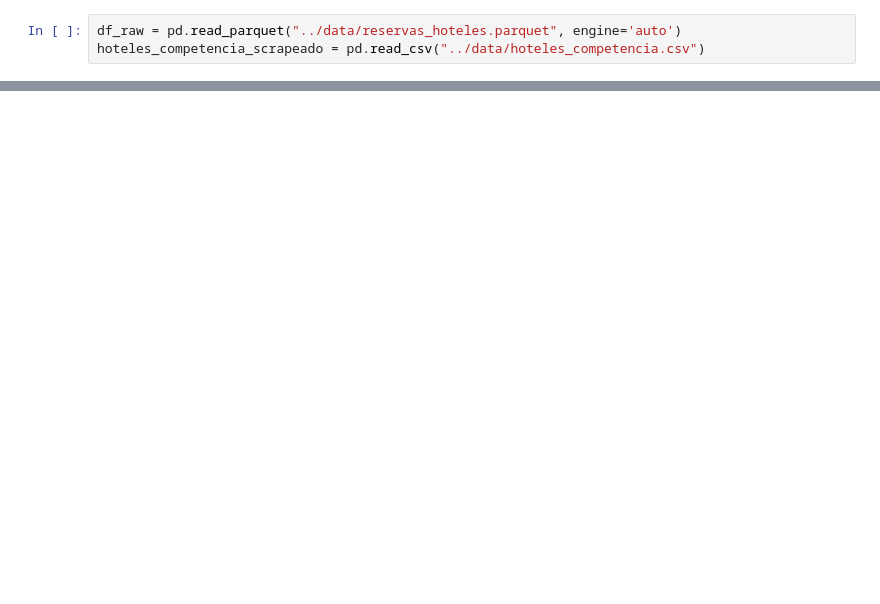
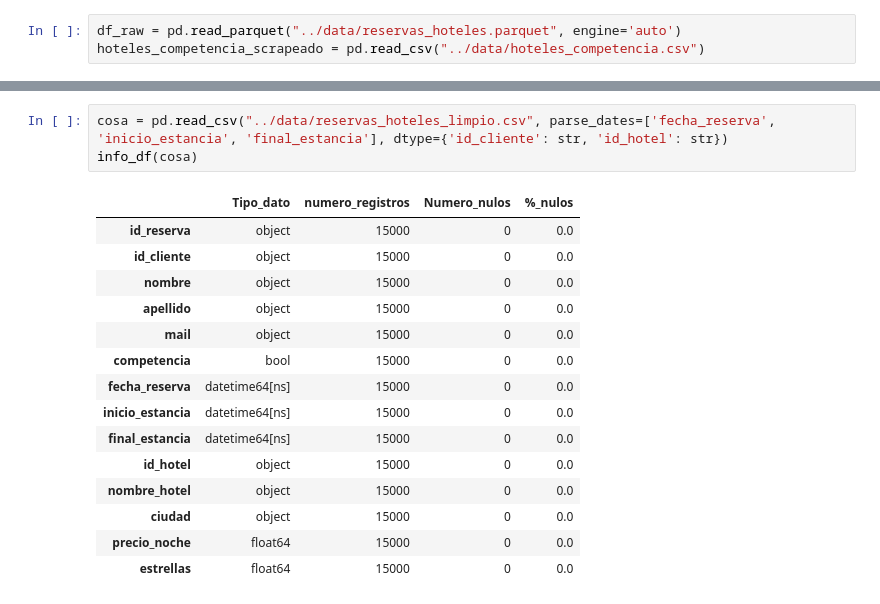
Before and after one commit to Gabijc/Proyecto_ETL_Hoteles, a Jupyter notebook: Notebooks/Analisis_inicial.ipynb, the cells around one changed output, grey strips where cells are left out. Drawn from its saved outputs; the diff is of its cells as text; blank space fills up the shorter version.

```diff
--- a/Notebooks/Analisis_inicial.ipynb
+++ b/Notebooks/Analisis_inicial.ipynb
@@ -1194,0 +1190,19 @@ estrellas               float64             15000             0      0.0
+# %%
+cosa = pd.read_csv("../data/reservas_hoteles_limpio.csv", parse_dates=['fecha_reserva', 'inicio_estancia', 'final_estancia'], dtype={'id_cliente': str, 'id_hotel': str})
+info_df(cosa)
+# %% [output]
+|  | Tipo_dato | numero_registros | Numero_nulos | %_nulos |
+| id_reserva | object | 15000 | 0 | 0.0 |
+| id_cliente | object | 15000 | 0 | 0.0 |
+| nombre | object | 15000 | 0 | 0.0 |
+| apellido | object | 15000 | 0 | 0.0 |
+| mail | object | 15000 | 0 | 0.0 |
+| competencia | bool | 15000 | 0 | 0.0 |
+| fecha_reserva | datetime64[ns] | 15000 | 0 | 0.0 |
+| inicio_estancia | datetime64[ns] | 15000 | 0 | 0.0 |
+| final_estancia | datetime64[ns] | 15000 | 0 | 0.0 |
+| id_hotel | object | 15000 | 0 | 0.0 |
+| nombre_hotel | object | 15000 | 0 | 0.0 |
+| ciudad | object | 15000 | 0 | 0.0 |
+| precio_noche | float64 | 15000 | 0 | 0.0 |
+| estrellas | float64 | 15000 | 0 | 0.0 |
```
Also changed, not shown: parts of 2 cells of this notebook, 4 other files.
